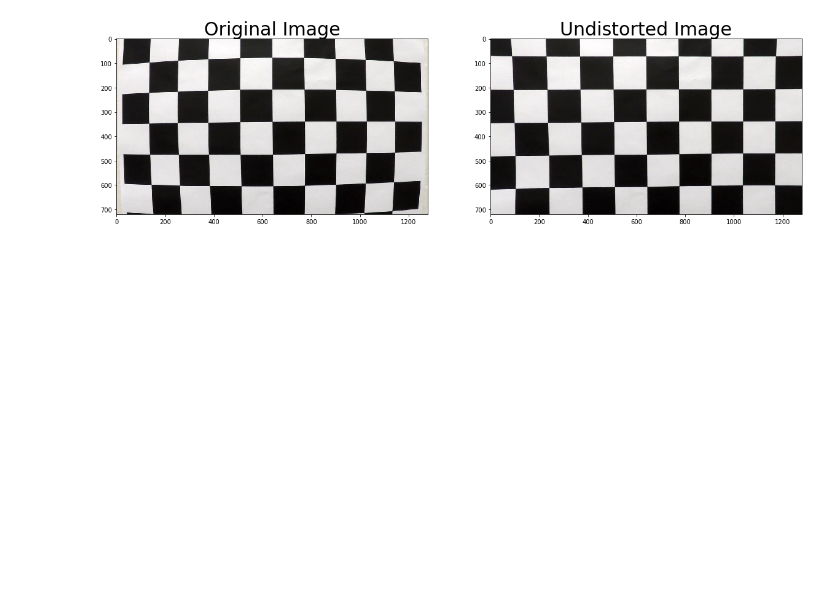
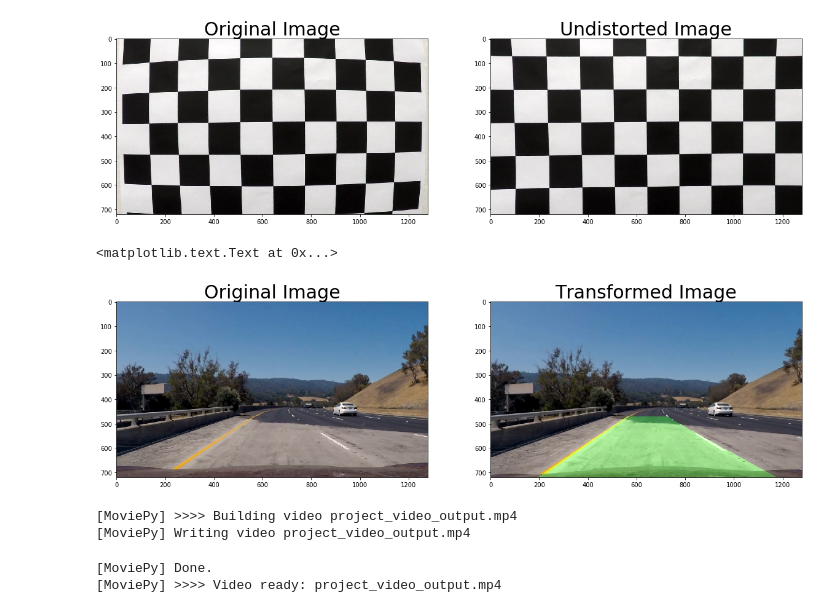
Before and after one commit to husams/CarND-Advanced-Lane-Lines, a Jupyter notebook: Line-detection.ipynb, the cells around one changed output. Saved outputs shown, nothing was run; the diff lists cells and outputs as text; code cells hidden in the pictures; blank space fills up the shorter version.

Commit message:
Add lane marking

```diff
--- a/Line-detection.ipynb
+++ b/Line-detection.ipynb
@@ -45,3 +14,7 @@ cv2.destroyAllWindows()
+# %%
+camera = Camera()
+
+camera.calibrate("./camera_cal/*.jpg")
 # %%
 # Read test image
 image = im.imread("camera_cal/calibration1.jpg")
@@ -67,3 +29,36 @@ ax2.set_title('Undistorted Image', fontsize=30)
 # %% [output]
 <matplotlib.text.Text at 0x...>
 [figure]
+# %%
+detection = LaneDetection(camera)
+# %%
+image        = plt.imread("./frame_608.jpg")
+marked_image = detection.mark_lane(image)
+
+f, (ax1, ax2) = plt.subplots(1, 2, figsize=(20,10))
+ax1.imshow(image)
+ax1.set_title('Original Image', fontsize=30)
+ax2.imshow(marked_image)
+ax2.set_title('Transformed Image', fontsize=30)
+# %% [output]
+<matplotlib.text.Text at 0x...>
+[figure, added]
+# %%
+id = 1
+def process_frame(image):
+    #global id
+    #id = id+1
+    output = detection.mark_lane(image)
+    #im.imsave("output/output_{}.jpg".format(id), output)
+    return output
+
+count = 1
+video_output1 = 'project_video_output.mp4'
+video_input1 = VideoFileClip('project_video.mp4')#.subclip(22,26)
+processed_video = video_input1.fl_image(lambda image: process_frame(image))
+processed_video.write_videofile(video_output1, audio=False)
+# %% [output]
+[MoviePy] >>>> Building video project_video_output.mp4
+[MoviePy] Writing video project_video_output.mp4
+[MoviePy] Done.
+[MoviePy] >>>> Video ready: project_video_output.mp4
```
Also changed, not shown: parts of 3 cells of this notebook, 2 other files.
